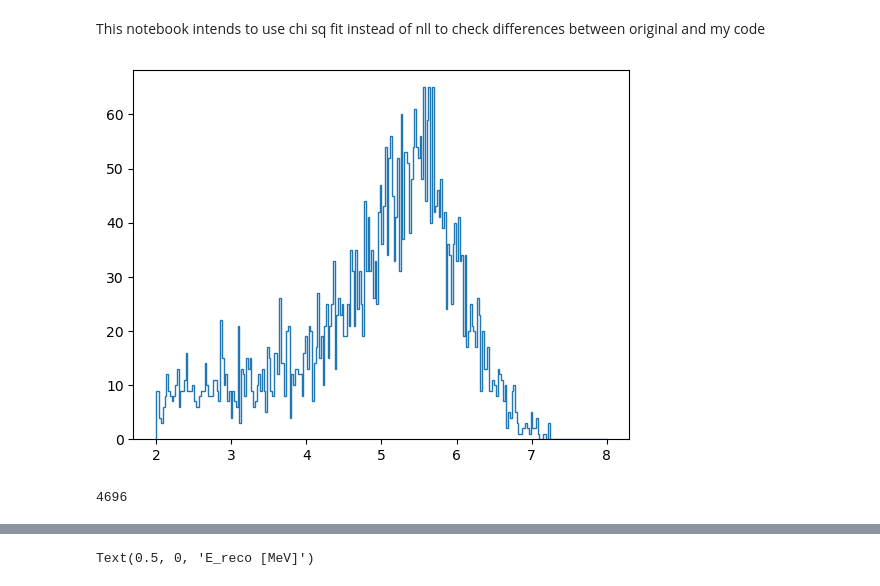
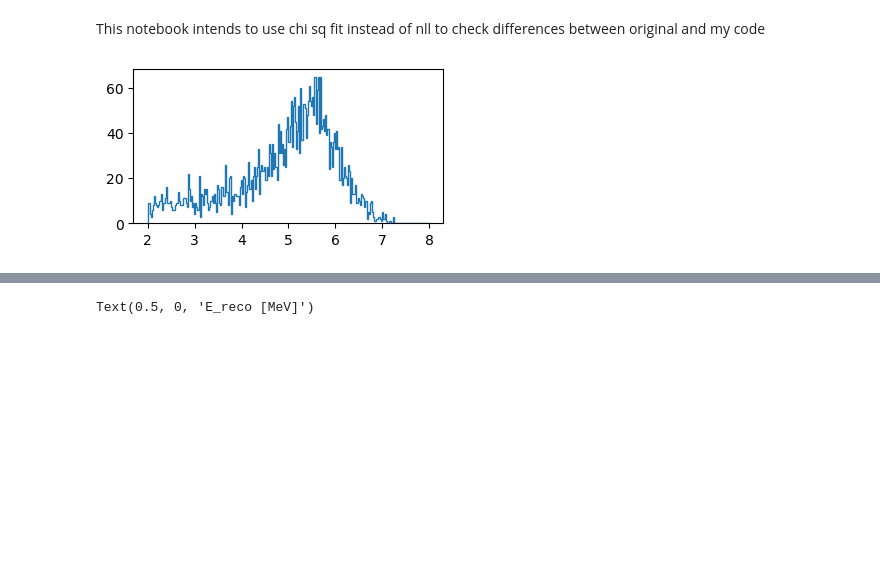
Before and after one commit to sophiemiddleton/SourceFitting, a Jupyter notebook: PythonFitting/Chi_Sq_minimiser.ipynb, the cells around one changed output, grey strips where cells are left out. Cells and saved outputs as stored; diff of their text form; code cells hidden in the pictures; blank space fills up the shorter version.

```diff
--- a/PythonFitting/Chi_Sq_minimiser.ipynb
+++ b/PythonFitting/Chi_Sq_minimiser.ipynb
@@ -17,13 +17,10 @@ energy_unbinned = zfit.Data(data["spec"],obs=cryspec) #zfit.Data is used for unb
 MC_energy = zfit.Data(data["truespec"],obs=cryspec) #zfit.Data is used for unbinned data, obs has to be specified
 # %%
 bin_count = 260 #trivially set depending on what we want the y axis to represent (x evts/kev)
+plt.figure(figsize=(4,2))
 energy_binned, bin_location, patches = plt.hist(energy_unbinned,bins=bin_count,histtype='step',range=(2,8)) #binning data and creating an x array of bin location
 # %% [output]
-[figure, old version]
+[figure, new version]
-# %%
-print(len(data))
-# %% [output]
-4696
 # %%
 # defining functions for composed parameters
 def frac_res_formula(params):
```
Also changed, not shown: parts of 7 cells of this notebook, 6 other files.
